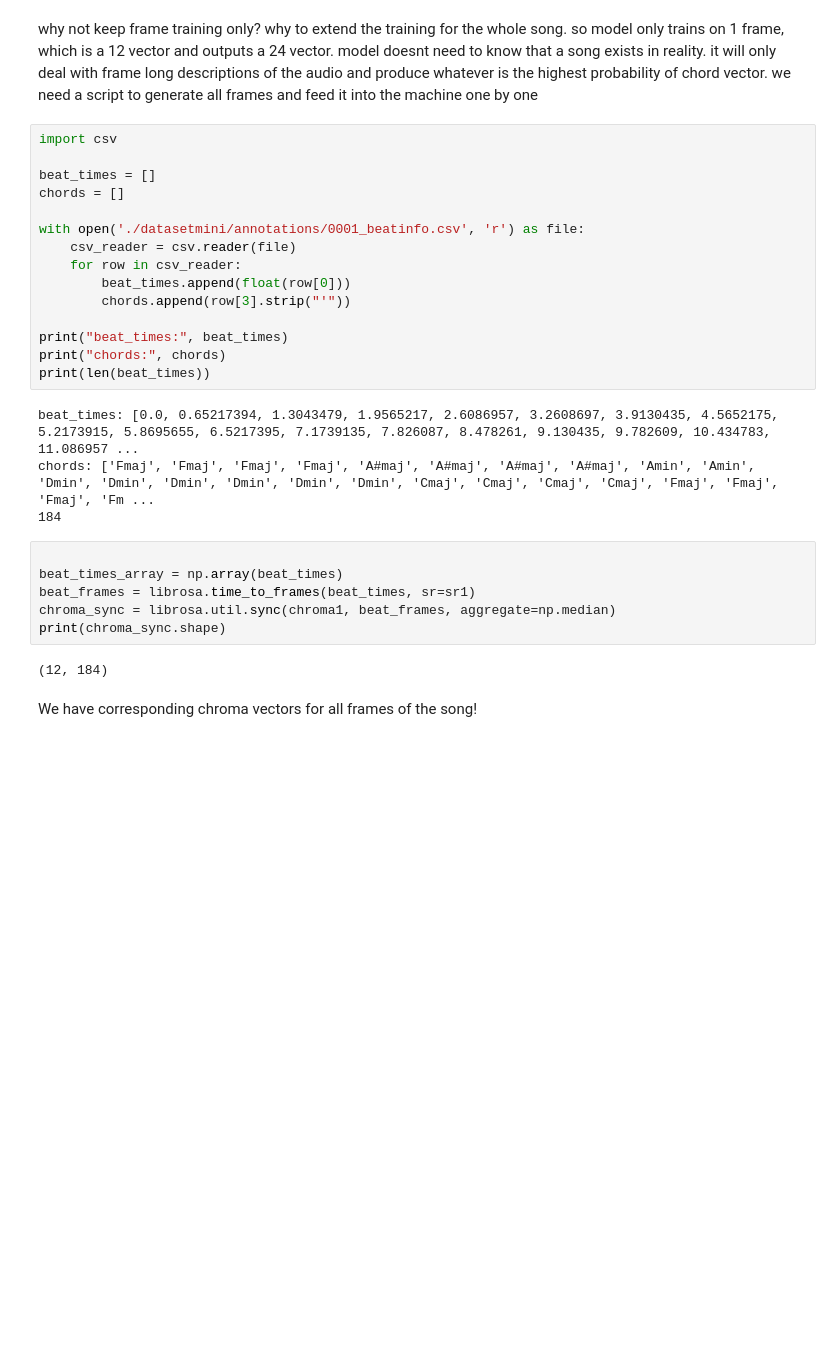
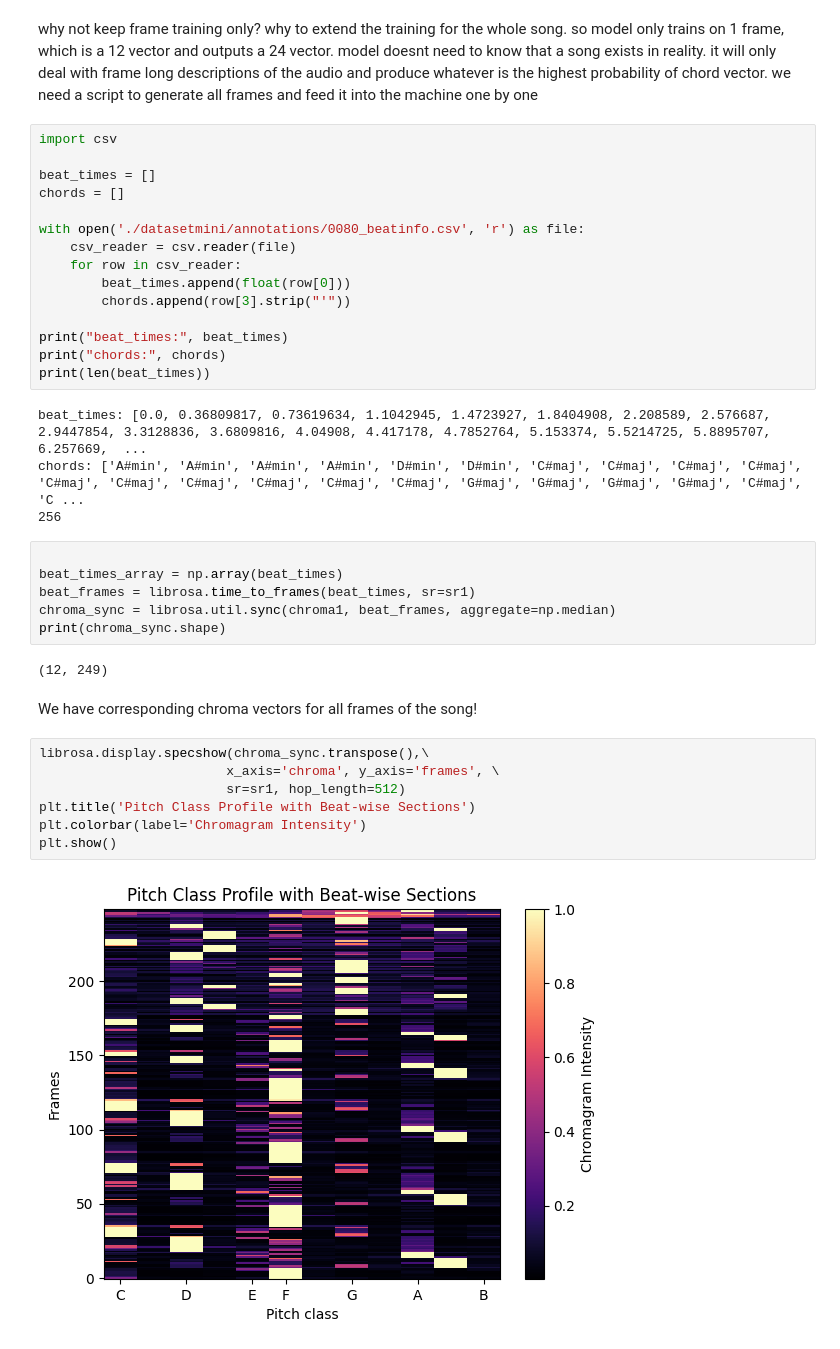
Before and after one commit to AkshajP/BackgroundForMajorProject, a Jupyter notebook: trying to get constant size input.ipynb, the cells around one changed output. Saved outputs shown, nothing was run; the diff lists cells and outputs as text; blank space fills up the shorter version.

```diff
--- a/trying to get constant size input.ipynb
+++ b/trying to get constant size input.ipynb
@@ -107,7 +107,7 @@ import csv
 beat_times = []
 chords = []
 
-with open('./datasetmini/annotations/0001_beatinfo.csv', 'r') as file:
+with open('./datasetmini/annotations/0080_beatinfo.csv', 'r') as file:
     csv_reader = csv.reader(file)
     for row in csv_reader:
         beat_times.append(float(row[0]))
@@ -117,9 +117,9 @@ print("beat_times:", beat_times)
 print("chords:", chords)
 print(len(beat_times))
 # %% [output]
-beat_times: [0.0, 0.65217394, 1.3043479, 1.9565217, 2.6086957, 3.2608697, 3.9130435, 4.5652175, 5.2173915, 5.8695655, 6.5217395, 7.1739135, 7.826087, 8.478261, 9.130435, 9.782609, 10.434783, 11.086957 ...
-chords: ['Fmaj', 'Fmaj', 'Fmaj', 'Fmaj', 'A#maj', 'A#maj', 'A#maj', 'A#maj', 'Amin', 'Amin', 'Dmin', 'Dmin', 'Dmin', 'Dmin', 'Dmin', 'Dmin', 'Cmaj', 'Cmaj', 'Cmaj', 'Cmaj', 'Fmaj', 'Fmaj', 'Fmaj', 'Fm ...
-184
+beat_times: [0.0, 0.36809817, 0.73619634, 1.1042945, 1.4723927, 1.8404908, 2.208589, 2.576687, 2.9447854, 3.3128836, 3.6809816, 4.04908, 4.417178, 4.7852764, 5.153374, 5.5214725, 5.8895707, 6.257669,  ...
+chords: ['A#min', 'A#min', 'A#min', 'A#min', 'D#min', 'D#min', 'C#maj', 'C#maj', 'C#maj', 'C#maj', 'C#maj', 'C#maj', 'C#maj', 'C#maj', 'C#maj', 'C#maj', 'G#maj', 'G#maj', 'G#maj', 'G#maj', 'C#maj', 'C ...
+256
 # %%
 
 beat_times_array = np.array(beat_times)
@@ -127,6 +127,15 @@ beat_frames = librosa.time_to_frames(beat_times, sr=sr1)
 chroma_sync = librosa.util.sync(chroma1, beat_frames, aggregate=np.median)
 print(chroma_sync.shape)
 # %% [output]
-(12, 184)
+(12, 249)
 # %% [markdown]
 We have corresponding chroma vectors for all frames of the song!
+# %%
+librosa.display.specshow(chroma_sync.transpose(),\
+                        x_axis='chroma', y_axis='frames', \
+                        sr=sr1, hop_length=512)
+plt.title('Pitch Class Profile with Beat-wise Sections')
+plt.colorbar(label='Chromagram Intensity')
+plt.show()
+# %% [output]
+[figure, added]
```
Also changed, not shown: parts of 1 cell of this notebook, 4 other files.
